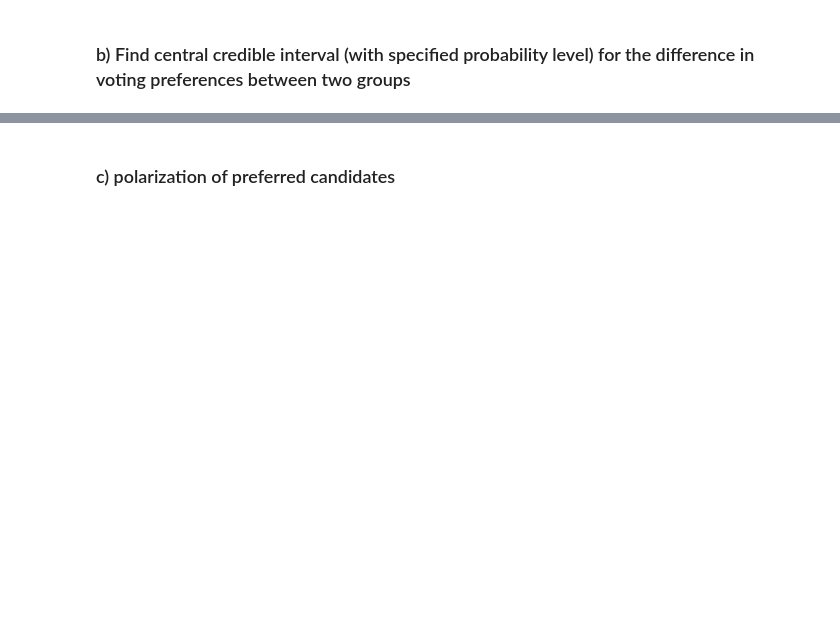
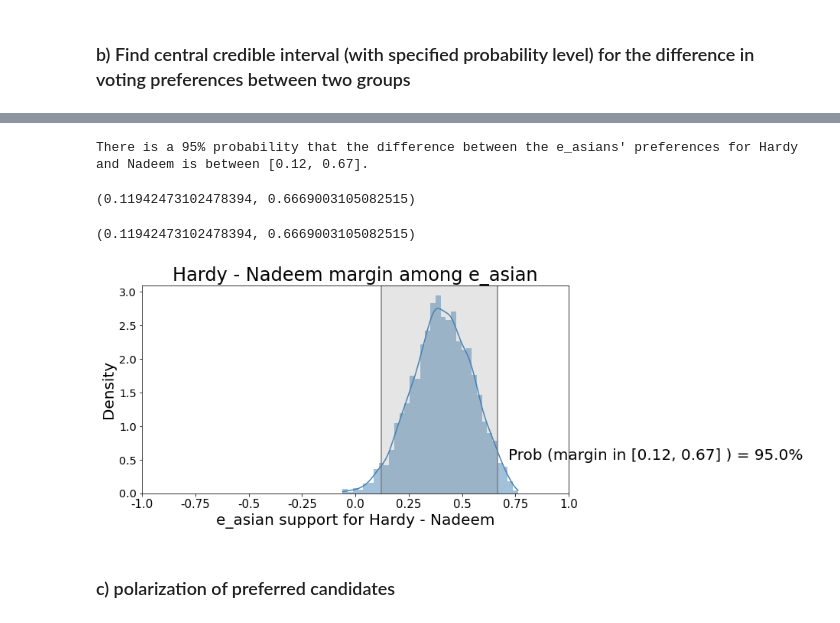
Before and after one commit to mggg/ecological-inference, a Jupyter notebook: pyei/examples/santa_clara_demo_r_by_c.ipynb, the cells around one changed output, grey strips where cells are left out. Drawn from its saved outputs; the diff is of its cells as text; code cells hidden in the pictures; blank space fills up the shorter version.

Commit message:
finish margin function

```diff
--- a/pyei/examples/santa_clara_demo_r_by_c.ipynb
+++ b/pyei/examples/santa_clara_demo_r_by_c.ipynb
@@ -113,3 +117,16 @@ ax = ei.plot_polarization_kde(["ind", "e_asian"], "Nadeem", percentile=95, show_
+# %%
+ei.margin_report("e_asian", ["Hardy", "Nadeem"], percentile=95, verbose=True)
+# %% [output]
+There is a 95% probability that the difference between the e_asians' preferences for Hardy and Nadeem is between [0.12, 0.67].
+(0.11942473102478394, 0.6669003105082515)
+# %%
+ei.margin_report("e_asian", ["Hardy", "Nadeem"], percentile=95, verbose=False)
+# %% [output]
+(0.11942473102478394, 0.6669003105082515)
+# %%
+ei.plot_margin_kde("e_asian", ["Hardy", "Nadeem"], percentile=95, show_threshold=True)
+# %% [output]
+[figure, added]
 # %% [markdown]
 ### c) polarization of preferred candidates
 # %%
```
Also changed, not shown: parts of 25 cells of this notebook, 2 other files.
